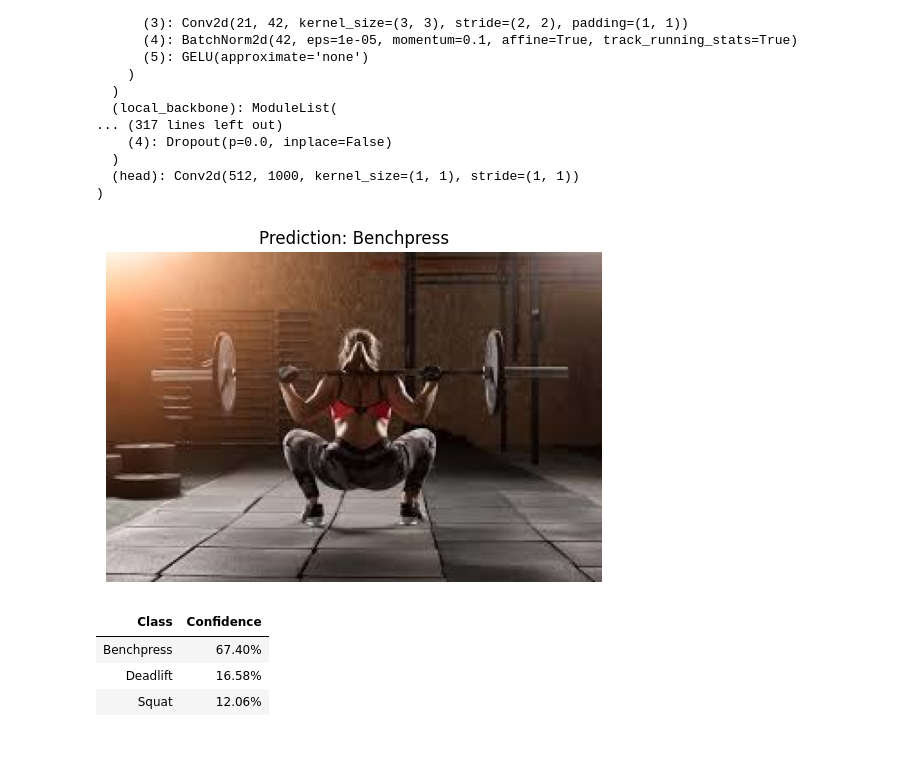
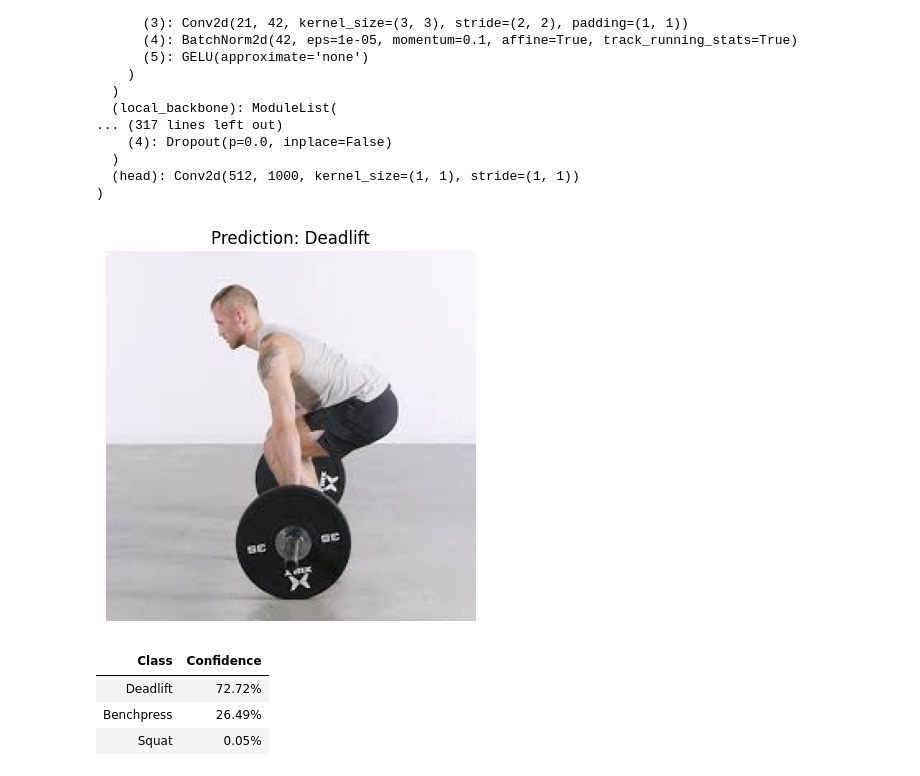
Before and after one commit to affanrk/Skripsi_DL, a Jupyter notebook: sbd_classification_mobilevig.ipynb, the cells around one changed output. Drawn from its saved outputs; the diff is of its cells as text; code cells hidden in the pictures; blank space fills up the shorter version.

```diff
--- a/sbd_classification_mobilevig.ipynb
+++ b/sbd_classification_mobilevig.ipynb
@@ -24,7 +24,7 @@ NUM_EPOCHS = 50
 BATCH_SIZE = 7
 NUM_WORKERS = 2
 LEARNING_RATE = 0.0001
-DROPOUT = 0.
+DROPOUT_RATE = 0.
 # %%
 # Path for save results
 result_train_dir = "./training_results/batch_size_7/scene_6/r_training.csv"
@@ -82,8 +82,8 @@ test_dataloader = DataLoader(
 # %%
 # Model Setup
 device = torch_directml.device()
-model = mobilevig.mobilevig_ti(
-    dropout=DROPOUT,
+model = mobilevig.mobilevig_s(
+    dropout=DROPOUT_RATE,
     num_classes=len(class_names)
     ).to(device)
 # %%
@@ -543,7 +543,7 @@ torch.save(model.state_dict(), result_m_dir)
 # %%
 # Load the model
 loaded_model = mobilevig.mobilevig_s(num_classes=len(class_names))
-loaded_model.load_state_dict(torch.load(result_m_dir))
+loaded_model.load_state_dict(torch.load("./training_results/batch_size_7/scene_6/m_MobileViG_s_50_epoch_0.5_d.pth"))
 loaded_model.to(device)
 # %% [output]
 MobileViG(
@@ -593,11 +593,11 @@ def predict_image(model, img_path, transform, class_names):
     display(HTML(confidence_df.to_html(index=False, border=1)))
 # %%
 # Example usage for prediction
-test_img_path = "./custom-data/squat_4.jpeg"  # Replace with your own image path
+test_img_path = "./custom-data/good_deadlift_1.jpeg"  # Replace with your own image path
 predict_image(loaded_model, test_img_path, test_transforms, class_names)
 # %% [output]
-[figure, old version]
+[figure, new version]
 | Class | Confidence |
-| Benchpress | 67.40% |
-| Deadlift | 16.58% |
-| Squat | 12.06% |
+| Deadlift | 72.72% |
+| Benchpress | 26.49% |
+| Squat | 0.05% |
```
Also changed, not shown: parts of 1 cell of this notebook.
